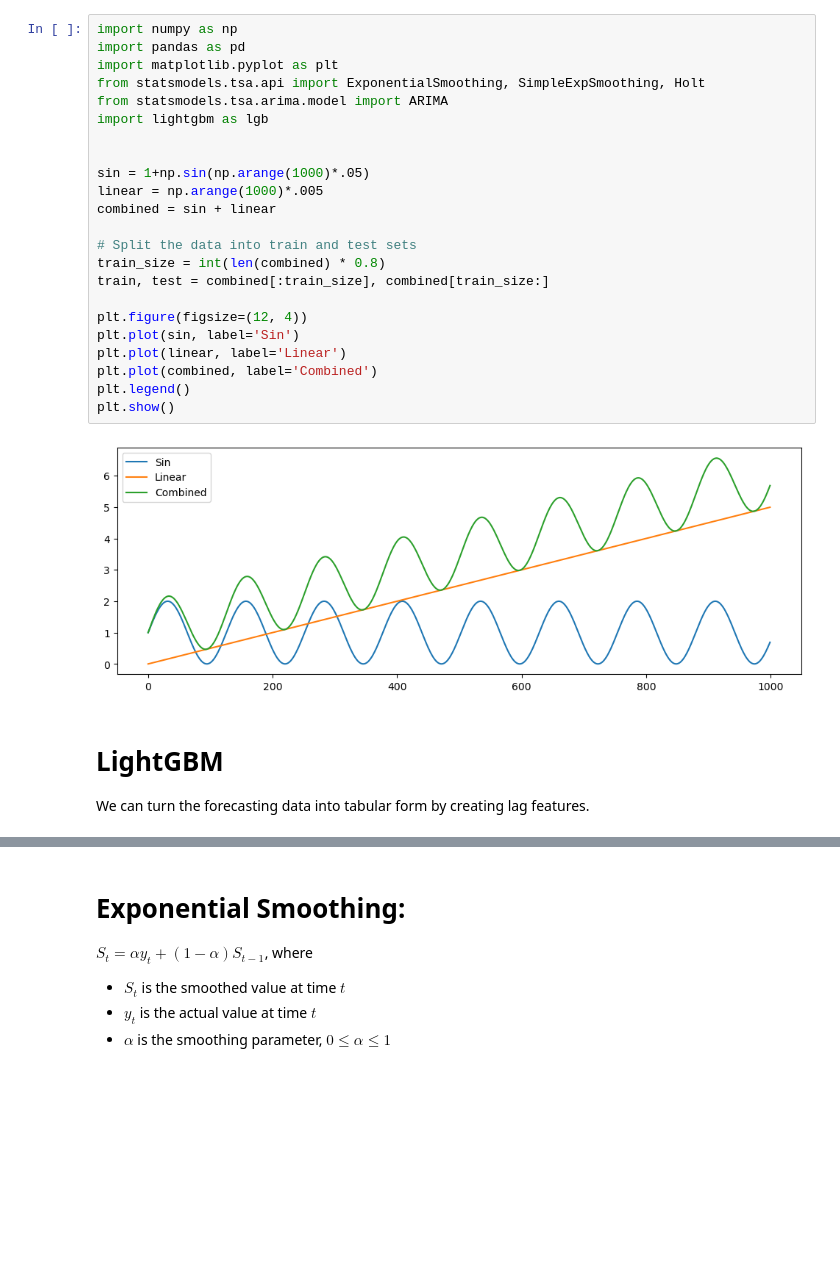
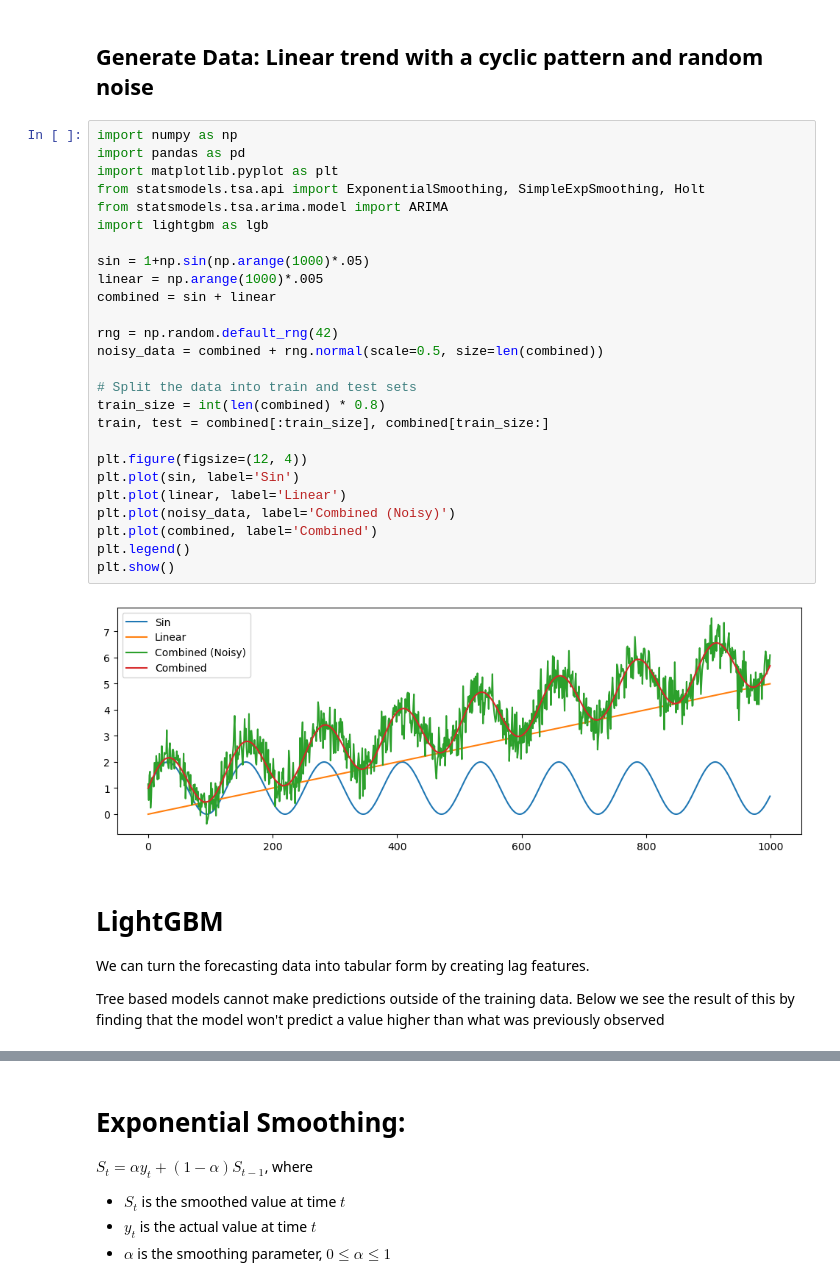
Before and after one commit to Jordanbarker/jordanbarker.github.io, a Jupyter notebook: Jupyter_Notebooks/TimeSeries.ipynb, the cells around one changed output, grey strips where cells are left out. Drawn from its saved outputs; the diff is of its cells as text; blank space fills up the shorter version.

```diff
--- a/Jupyter_Notebooks/TimeSeries.ipynb
+++ b/Jupyter_Notebooks/TimeSeries.ipynb
@@ -3,31 +7,38 @@
+# %% [markdown]
+## Generate Data: Linear trend with a cyclic pattern and random noise
 # %%
 import numpy as np
 import pandas as pd
 import matplotlib.pyplot as plt
 from statsmodels.tsa.api import ExponentialSmoothing, SimpleExpSmoothing, Holt
 from statsmodels.tsa.arima.model import ARIMA
 import lightgbm as lgb
 
-
 sin = 1+np.sin(np.arange(1000)*.05)
 linear = np.arange(1000)*.005
 combined = sin + linear
+
+rng = np.random.default_rng(42)
+noisy_data = combined + rng.normal(scale=0.5, size=len(combined))
 
 # Split the data into train and test sets
 train_size = int(len(combined) * 0.8)
 train, test = combined[:train_size], combined[train_size:]
 
 plt.figure(figsize=(12, 4))
 plt.plot(sin, label='Sin')
 plt.plot(linear, label='Linear')
+plt.plot(noisy_data, label='Combined (Noisy)')
 plt.plot(combined, label='Combined')
 plt.legend()
 plt.show()
 # %% [output]
-[figure, old version]
+[figure, new version]
 # %% [markdown]
 # LightGBM
 We can turn the forecasting data into tabular form by creating lag features.
+
+Tree based models cannot make predictions outside of the training data. Below we see the result of this by finding that the model won't predict a value higher than what was previously observed
 # %%
 df = pd.DataFrame({'data':combined})
 for lag in range(1, 5):
```
Also changed, not shown: parts of 11 cells of this notebook.
